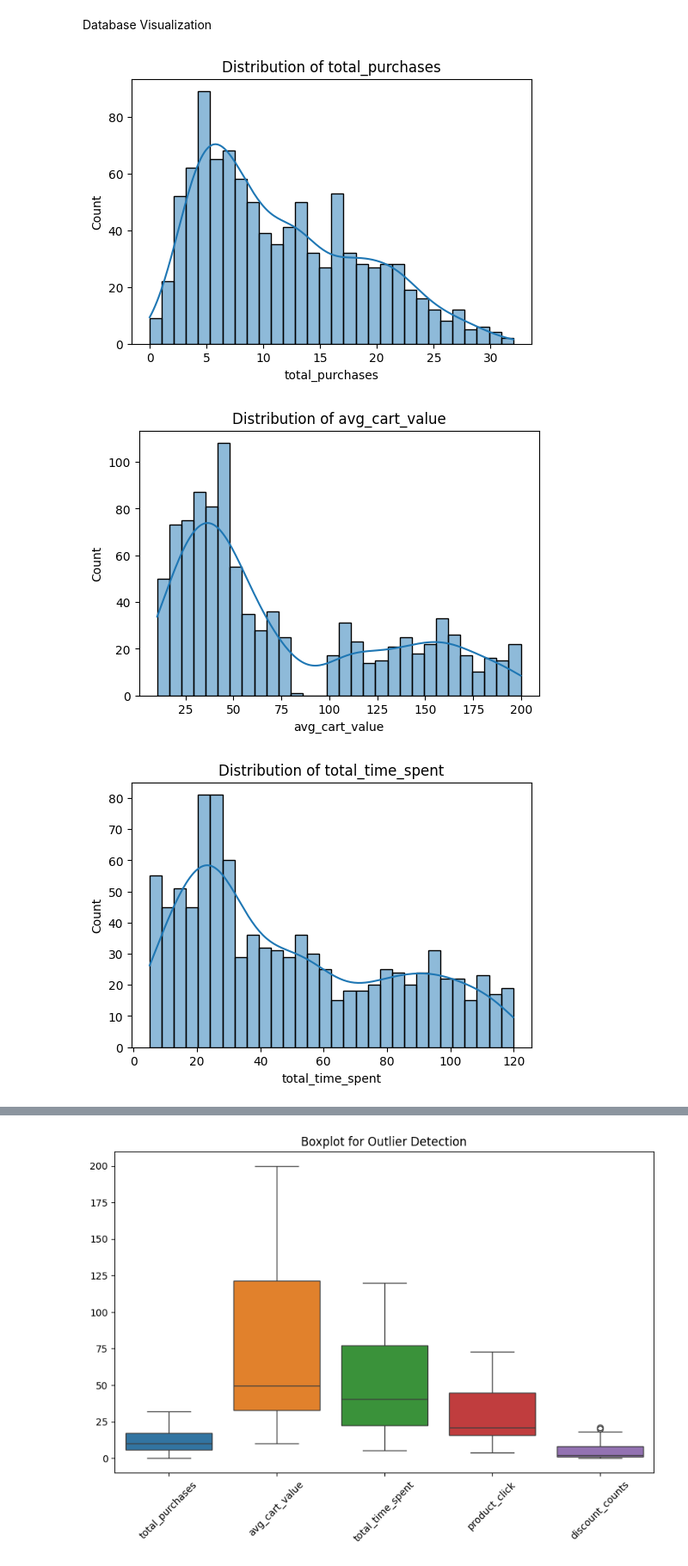
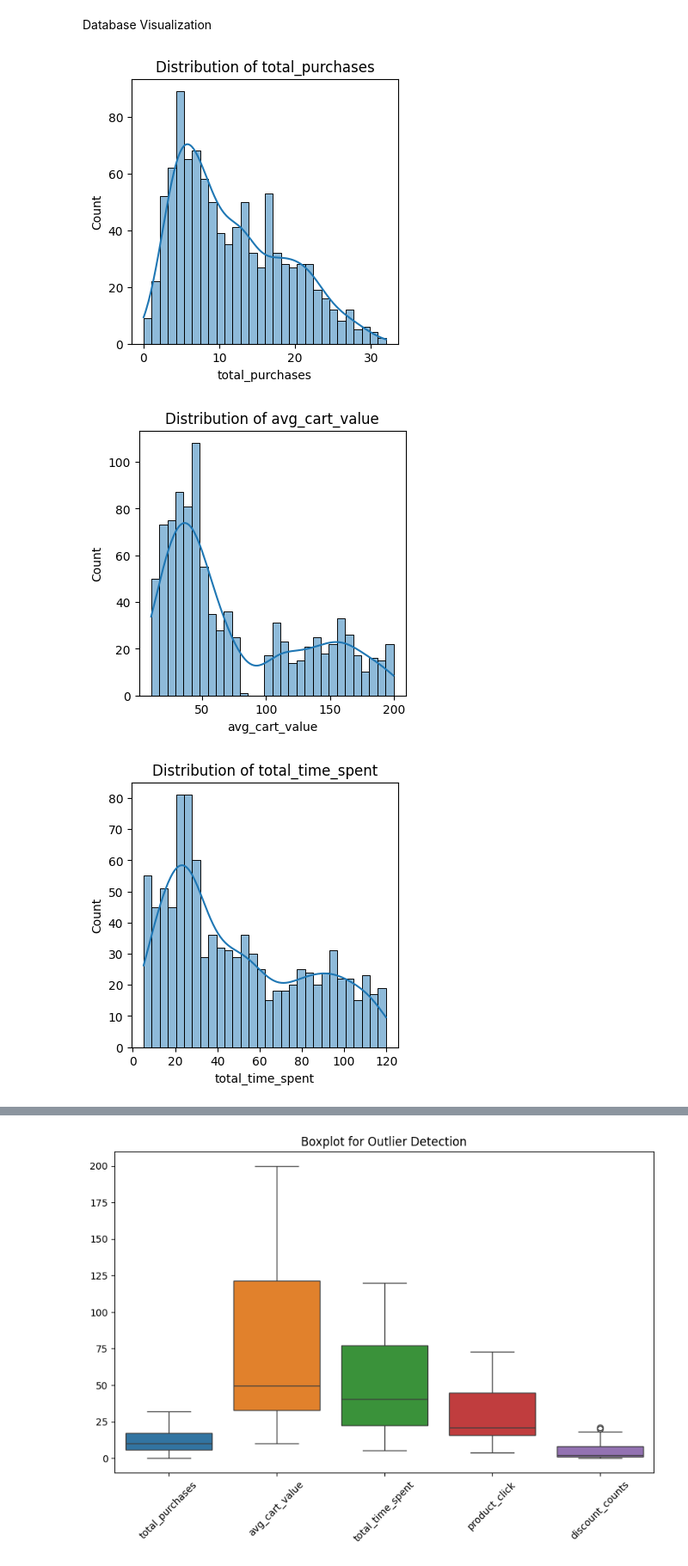
Before and after one commit to OptiMinders-IntelliHack5/Intellihack_OptiMinders_Task2, a Jupyter notebook: Task2notebook.ipynb, the cells around one changed output, grey strips where cells are left out. Shown at 86% size. Saved outputs shown, nothing was run; the diff lists cells and outputs as text; code cells hidden in the pictures.

```diff
--- a/Task2notebook.ipynb
+++ b/Task2notebook.ipynb
@@ -104,12 +93,12 @@ Database Visualization
 # %%
 features = ["total_purchases", "avg_cart_value", "total_time_spent", "product_click", "discount_counts"]
 
 for feature in features:
-    plt.figure(figsize=(6, 4))
+    plt.figure(figsize=(4, 4))
     sns.histplot(customers[feature], kde=True, bins=30)
     plt.title(f"Distribution of {feature}")
     plt.show()
 # %% [output]
-[figure, old version]
+[figure, new version]
-[figure, old version]
+[figure, new version]
-[figure, old version]
+[figure, new version]
```
Also changed, not shown: parts of 32 cells of this notebook.
